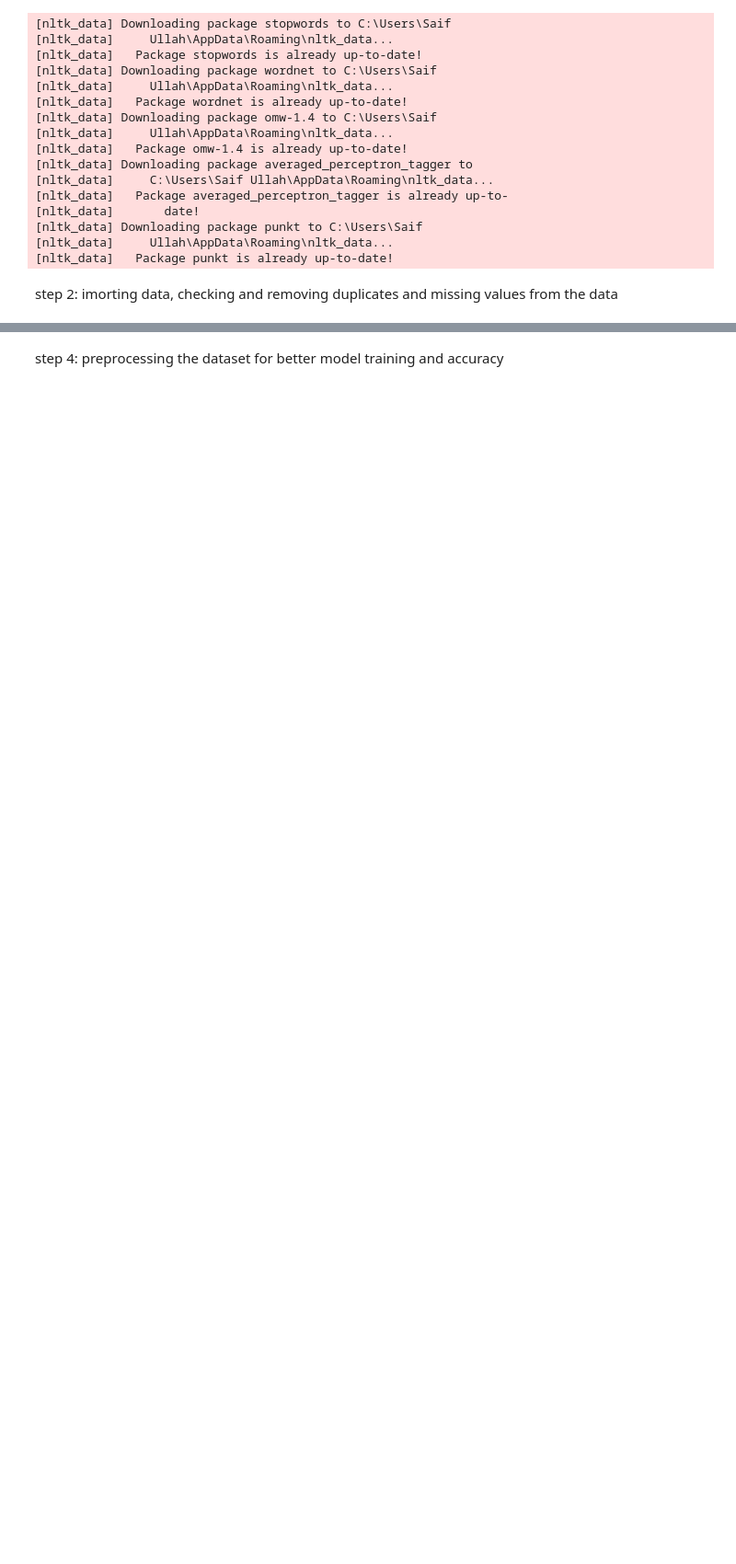
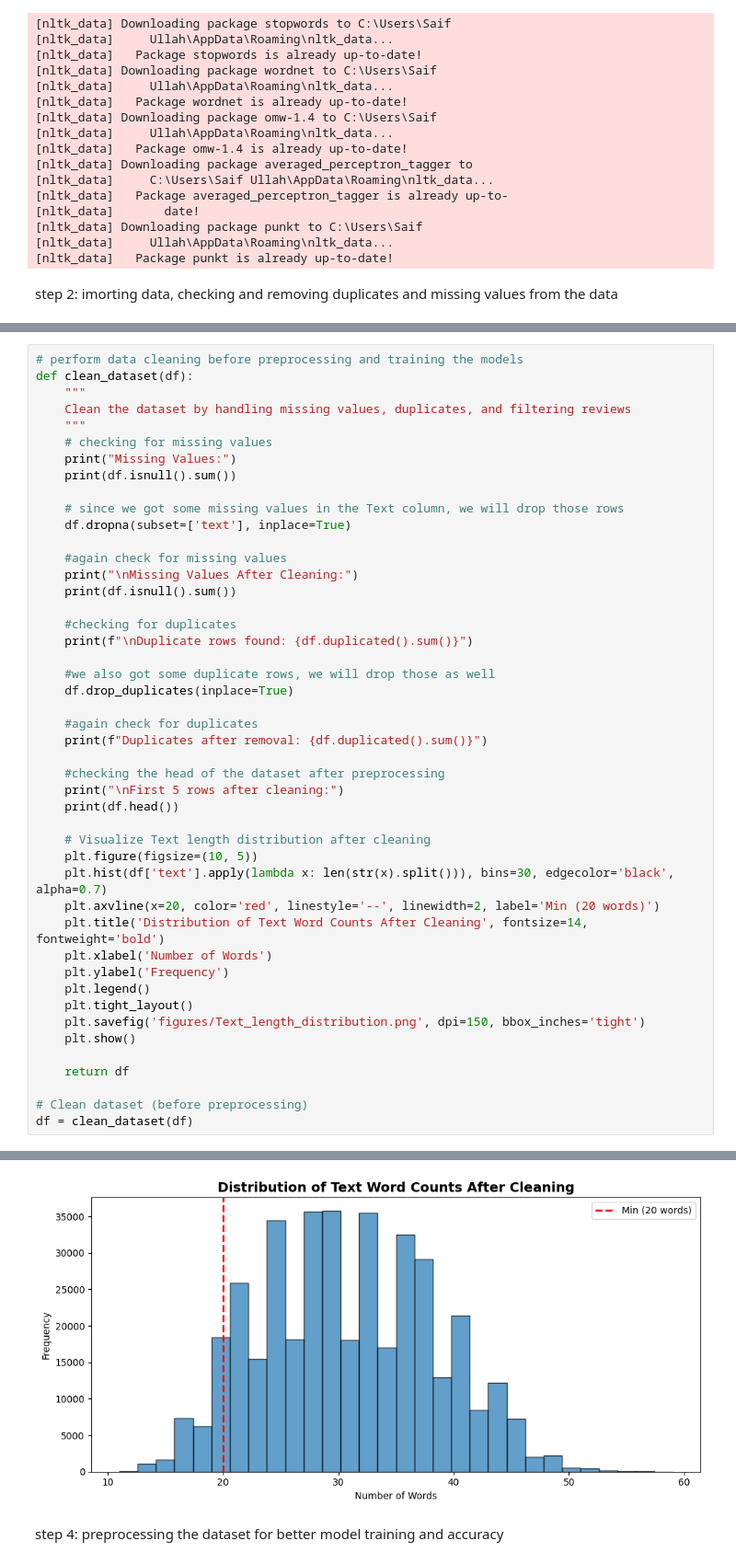
Before and after one commit to isaifullah/Intern_at_Hasnain_Karimain_Software_House, a Jupyter notebook: 05_email_classifier/email_classifier.ipynb, the cells around one changed output, grey strips where cells are left out. Shown at 92% size. Cells and saved outputs as stored; diff of their text form; blank space fills up the shorter version.

```diff
--- a/05_email_classifier/email_classifier.ipynb
+++ b/05_email_classifier/email_classifier.ipynb
@@ -115,0 +114,47 @@ plt.show()
+# %%
+# perform data cleaning before preprocessing and training the models
+def clean_dataset(df):
+    """
+    Clean the dataset by handling missing values, duplicates, and filtering reviews
+    """
+    # checking for missing values
+    print("Missing Values:")
+    print(df.isnull().sum())
+
+    # since we got some missing values in the Text column, we will drop those rows
+    df.dropna(subset=['text'], inplace=True)
+
+    #again check for missing values
+    print("\nMissing Values After Cleaning:")
+    print(df.isnull().sum())
+
+    #checking for duplicates
+    print(f"\nDuplicate rows found: {df.duplicated().sum()}")
+
+    #we also got some duplicate rows, we will drop those as well
+    df.drop_duplicates(inplace=True)
+
+    #again check for duplicates
+    print(f"Duplicates after removal: {df.duplicated().sum()}")
+
+    #checking the head of the dataset after preprocessing
+    print("\nFirst 5 rows after cleaning:")
+    print(df.head())
+
+    # Visualize Text length distribution after cleaning
+    plt.figure(figsize=(10, 5))
+    plt.hist(df['text'].apply(lambda x: len(str(x).split())), bins=30, edgecolor='black', alpha=0.7)
+    plt.axvline(x=20, color='red', linestyle='--', linewidth=2, label='Min (20 words)')
+    plt.title('Distribution of Text Word Counts After Cleaning', fontsize=14, fontweight='bold')
+    plt.xlabel('Number of Words')
+    plt.ylabel('Frequency')
+    plt.legend()
+    plt.tight_layout()
+    plt.savefig('figures/Text_length_distribution.png', dpi=150, bbox_inches='tight')
+    plt.show()
+
+    return df
+
+# Clean dataset (before preprocessing)
+df = clean_dataset(df)
+# %% [output]
@@ -116,3 +181,4 @@ plt.show()
+[figure, added]
 # %% [markdown]
 step 4: preprocessing the dataset for better model training and accuracy
 # %%
```
Also changed, not shown: parts of 37 cells of this notebook, 8 other files.
